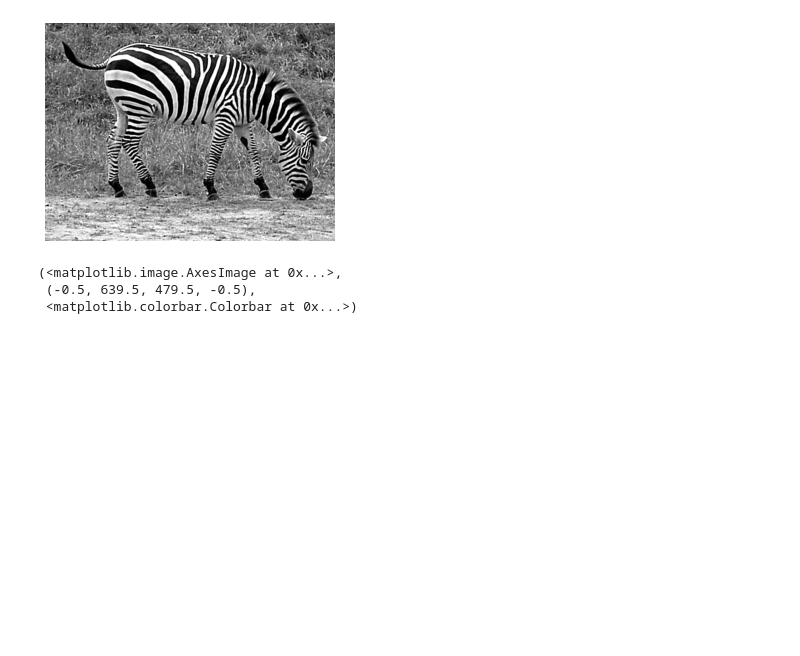
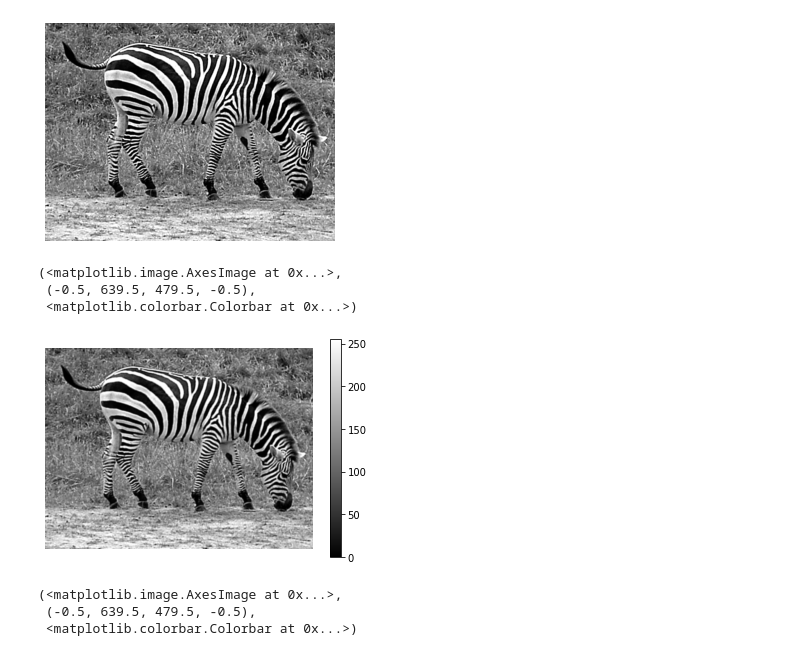
Before and after one commit to myconcordia/COMP478, a Jupyter notebook: EdgeDetection.ipynb, the cells around one changed output. Saved outputs shown, nothing was run; the diff lists cells and outputs as text; code cells hidden in the pictures; blank space fills up the shorter version.

```diff
--- a/EdgeDetection.ipynb
+++ b/EdgeDetection.ipynb
@@ -166,6 +166,14 @@ I_blur = cv2.GaussianBlur(I, (3,3), 0)
 #  If dx=1 and dy=0, we compute the 1st derivative Sobel image in the x-direction
 Sobelx = cv2.Sobel(src=I_blur, ddepth=cv2.CV_64F, dx=1, dy=0, ksize=5) # Sobel Edge Detection on the X-axis (dx=1, dy=0)
 Sobely = cv2.Sobel(src=I_blur, ddepth=cv2.CV_64F, dx=0, dy=1, ksize=5) # Sobel Edge Detection on the Y-axis (dx=0, dy=1)
+# %%
+# Display blurred image
+plt.imshow(I_blur,'gray'), plt.axis('off'), plt.colorbar()
+# %% [output]
+(<matplotlib.image.AxesImage at 0x...>,
+ (-0.5, 639.5, 479.5, -0.5),
+ <matplotlib.colorbar.Colorbar at 0x...>)
+[figure, added]
 # %%
 # Display Sobel Edge Detection Images
 Gx = np.abs(Sobelx)
```
Also changed, not shown: parts of 2 cells of this notebook.
